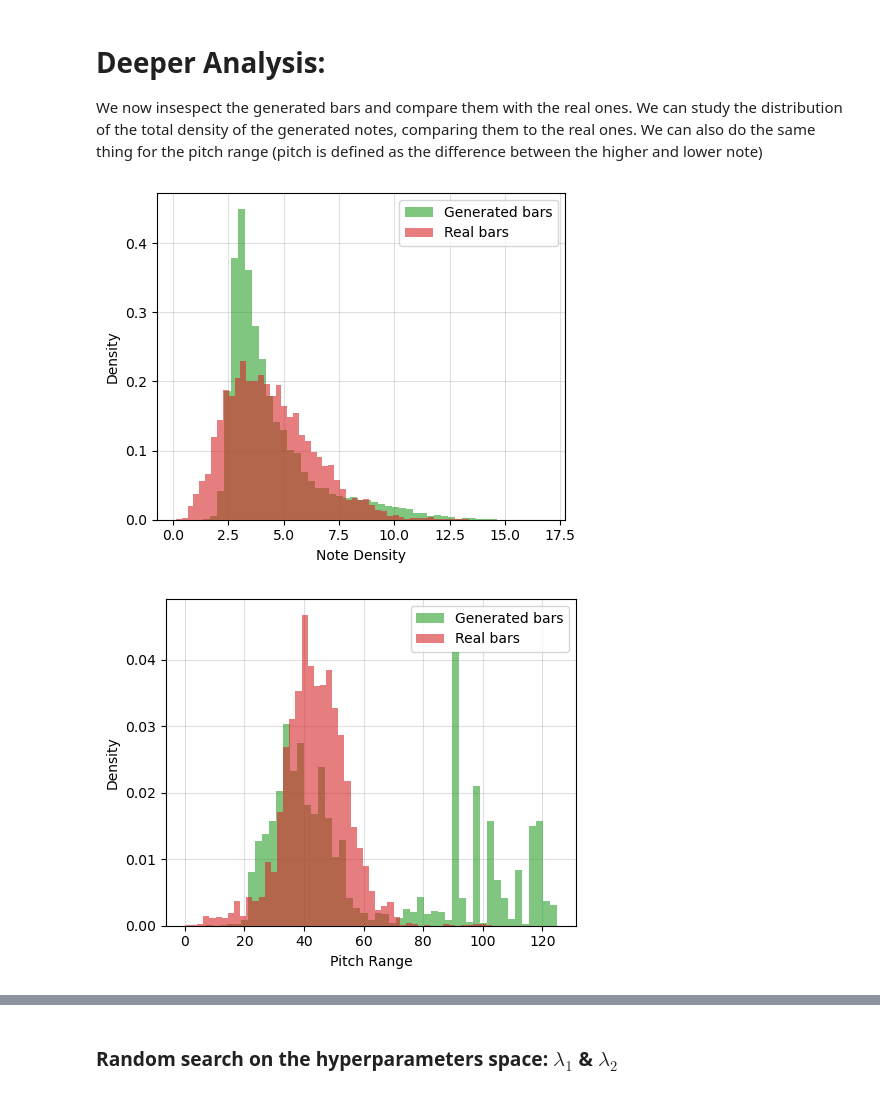
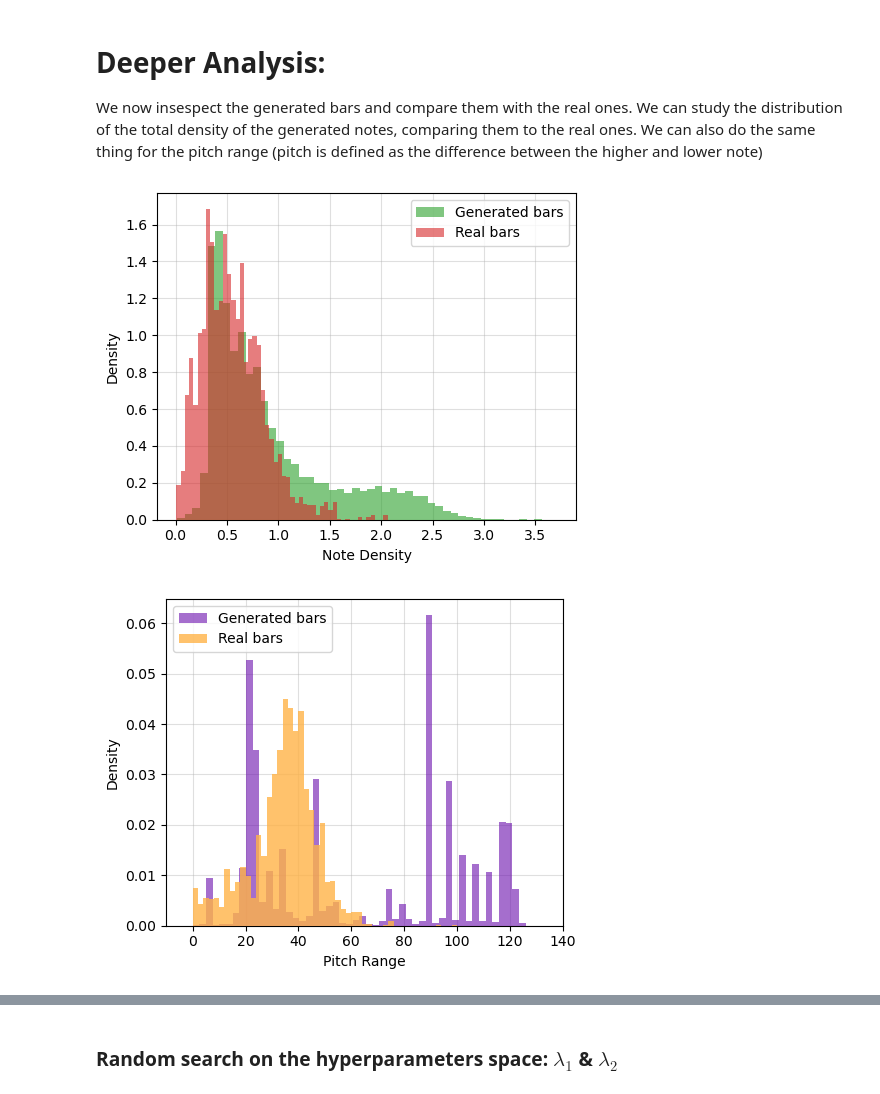
Before and after one commit to FrancescoLR02/MusicGenerator_Project, a Jupyter notebook: MusicGenerator.ipynb, the cells around one changed output, grey strips where cells are left out. Cells and saved outputs as stored; diff of their text form; code cells hidden in the pictures.

```diff
--- a/MusicGenerator.ipynb
+++ b/MusicGenerator.ipynb
@@ -736,6 +736,8 @@ print('Saved Optimizer')
 TEMPO_MIN, TEMPO_MAX = 60, 200
 PROGRAM_MIN, PROGRAM_MAX = 1, 130
 GENRE_MIN, GENRE_MAX = 0, 9
+
+Mono = False
 
 def NormCond(tempo, programs, genre, Mono):
 
@@ -755,5 +757,5 @@ if Mono:
    Dataset = PreProcessing(nDir = 500)
 
 else:
-   Dataset = PolyphonicPreProcessing(nDir = 500)
+   Dataset = PolyphonicPreProcessing(nDir = 100)
 # %% [output]
@@ -780,7 +782,7 @@ def LoadModel(Cond1D_Size, instrumentSize, Which):
 if Mono: generator = LoadModel(Cond1D_Size=2, instrumentSize=1, Which=0)
 else: generator = LoadModel(Cond1D_Size=6, instrumentSize=4, Which=1)
 # %%
-def GenerateBars(bar, Debug = False):
+def GenerateBars(bar, nBars = 8, Debug = False,):
    device = torch.device('cpu')
 
    generator.eval().to(device)
@@ -808,7 +810,7 @@ def GenerateBars(bar, Debug = False):
    Bars.append(prev_bar.squeeze(0).cpu().numpy())
 
 
-   for i in range(8):
+   for i in range(nBars):
       noise = torch.rand([1, 100], device=device)
 
       #print(np.mean(np.array(noise)))
@@ -817,7 +819,7 @@ def GenerateBars(bar, Debug = False):
          generated_bar = generator(noise, prev_bar, Cond1D_Norm, 1)
 
       mean = generated_bar.mean().item()
-      binary_bar = (generated_bar > 0.12).float()
+      binary_bar = (generated_bar > 0.11).float()
       if Mono:
          Bars.append(binary_bar.squeeze(0).squeeze(0).cpu().numpy())
          prev_bar = Dataset[Instrument][bar + i + 1]['Bars'][0].unsqueeze(0).unsqueeze(0).to_dense().float().to(device)
@@ -857,17 +859,17 @@ else:
 We now insespect the generated bars and compare them with the real ones. We can study the distribution of the total density of the generated notes, comparing them to the real ones. We can also do the same thing for the pitch range (pitch is defined as the difference between the higher and lower note)
 # %%
 Real, Fake = [], []
-for i in range(10000):
-   bar = np.random.randint(len(Dataset)) - 10
-   Bars, InstrumentCode, Cond1D = GenerateBars(bar)
+for i in tqdm(range(1000)):
 
-   PolyConcBars = np.concatenate(Bars, axis = 2)
-   RealBar = np.concatenate([Dataset[i + bar]['Bars'][0].to_dense() for i in range(8)], axis = 2)
+   nBars = 30
+   bar = np.random.randint(len(Dataset)) - nBars
+   Bars, InstrumentCode, Cond1D = GenerateBars(bar, nBars = nBars)
 
-   Real.append(RealBar)
-   Fake.append(PolyConcBars)
+   Real.extend(np.array([Dataset[i + bar]['Bars'][0].to_dense() for i in range(nBars+1)]))
+   Fake.extend(Bars)
 
+#This function is in Preprocessing.py
 CompareDistributions(Fake, Real)
 # %% [output]
-[figure, old version]
+[figure, new version]
-[figure, old version]
+[figure, new version]
```
Also changed, not shown: parts of 8 cells of this notebook, 9 other files.
